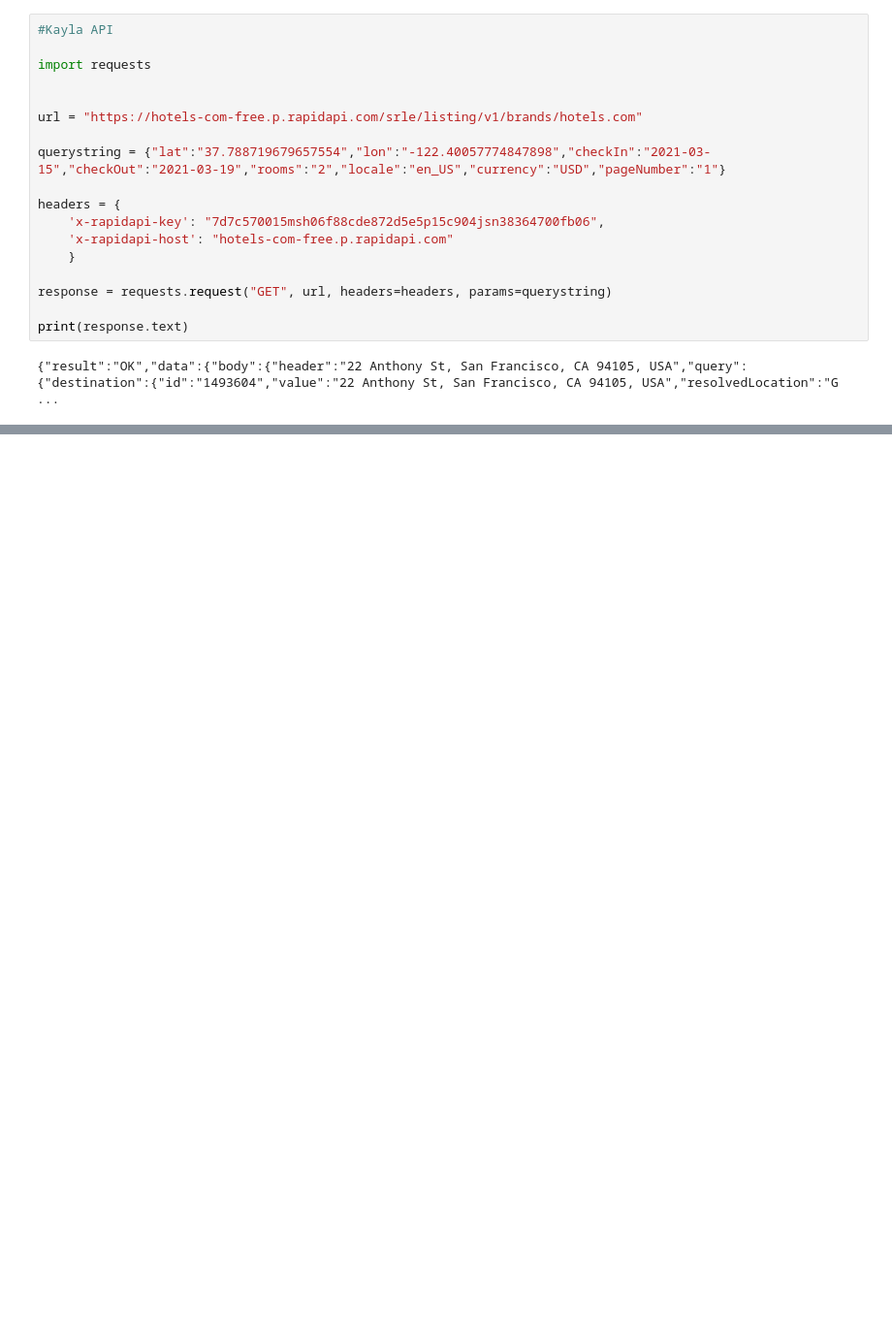
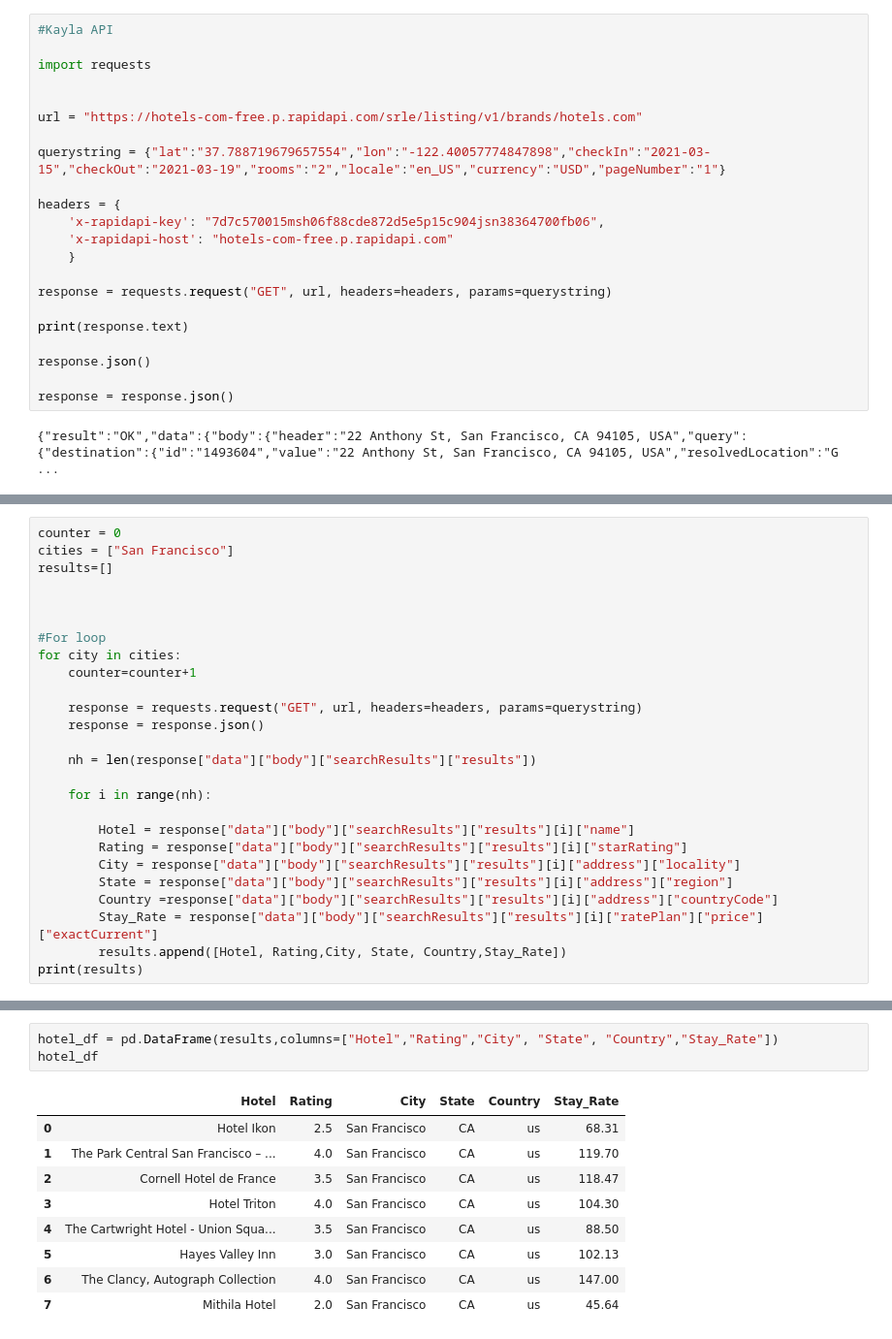
Before and after one commit to Kaylawkelly/HotelRateLocataion-Project1, a Jupyter notebook: Project 1 Travel.ipynb, the cells around one changed output, grey strips where cells are left out. Shown at 97% size. Drawn from its saved outputs; the diff is of its cells as text; blank space fills up the shorter version.

```diff
--- a/Project 1 Travel.ipynb
+++ b/Project 1 Travel.ipynb
@@ -43,5 +50,9 @@ headers = {
 response = requests.request("GET", url, headers=headers, params=querystring)
 
 print(response.text)
+
+response.json()
+
+response = response.json()
 # %% [output]
 {"result":"OK","data":{"body":{"header":"22 Anthony St, San Francisco, CA 94105, USA","query":{"destination":{"id":"1493604","value":"22 Anthony St, San Francisco, CA 94105, USA","resolvedLocation":"G ...
@@ -54,0 +79,26 @@ ValueError: Shape of passed values is (145, 1), indices imply (145, 13)
+# %%
+counter = 0
+cities = ["San Francisco"]
+results=[]
+
+
+
+#For loop
+for city in cities:
+    counter=counter+1
+
+    response = requests.request("GET", url, headers=headers, params=querystring)
+    response = response.json()
+
+    nh = len(response["data"]["body"]["searchResults"]["results"])
+
+    for i in range(nh):
+
+        Hotel = response["data"]["body"]["searchResults"]["results"][i]["name"]
+        Rating = response["data"]["body"]["searchResults"]["results"][i]["starRating"]
+        City = response["data"]["body"]["searchResults"]["results"][i]["address"]["locality"]
+        State = response["data"]["body"]["searchResults"]["results"][i]["address"]["region"]
+        Country =response["data"]["body"]["searchResults"]["results"][i]["address"]["countryCode"]
+        Stay_Rate = response["data"]["body"]["searchResults"]["results"][i]["ratePlan"]["price"]["exactCurrent"]
+        results.append([Hotel, Rating,City, State, Country,Stay_Rate])
+print(results)
@@ -54,0 +107,13 @@ ValueError: Shape of passed values is (145, 1), indices imply (145, 13)
+# %%
+hotel_df = pd.DataFrame(results,columns=["Hotel","Rating","City", "State", "Country","Stay_Rate"])
+hotel_df
+# %% [output]
+|  | Hotel | Rating | City | State | Country | Stay_Rate |
+| 0 | Hotel Ikon | 2.5 | San Francisco | CA | us | 68.31 |
+| 1 | The Park Central San Francisco – ... | 4.0 | San Francisco | CA | us | 119.70 |
+| 2 | Cornell Hotel de France | 3.5 | San Francisco | CA | us | 118.47 |
+| 3 | Hotel Triton | 4.0 | San Francisco | CA | us | 104.30 |
+| 4 | The Cartwright Hotel - Union Squa... | 3.5 | San Francisco | CA | us | 88.50 |
+| 5 | Hayes Valley Inn | 3.0 | San Francisco | CA | us | 102.13 |
+| 6 | The Clancy, Autograph Collection | 4.0 | San Francisco | CA | us | 147.00 |
+| 7 | Mithila Hotel | 2.0 | San Francisco | CA | us | 45.64 |
```
Also changed, not shown: parts of 4 cells of this notebook, 2 other files.
